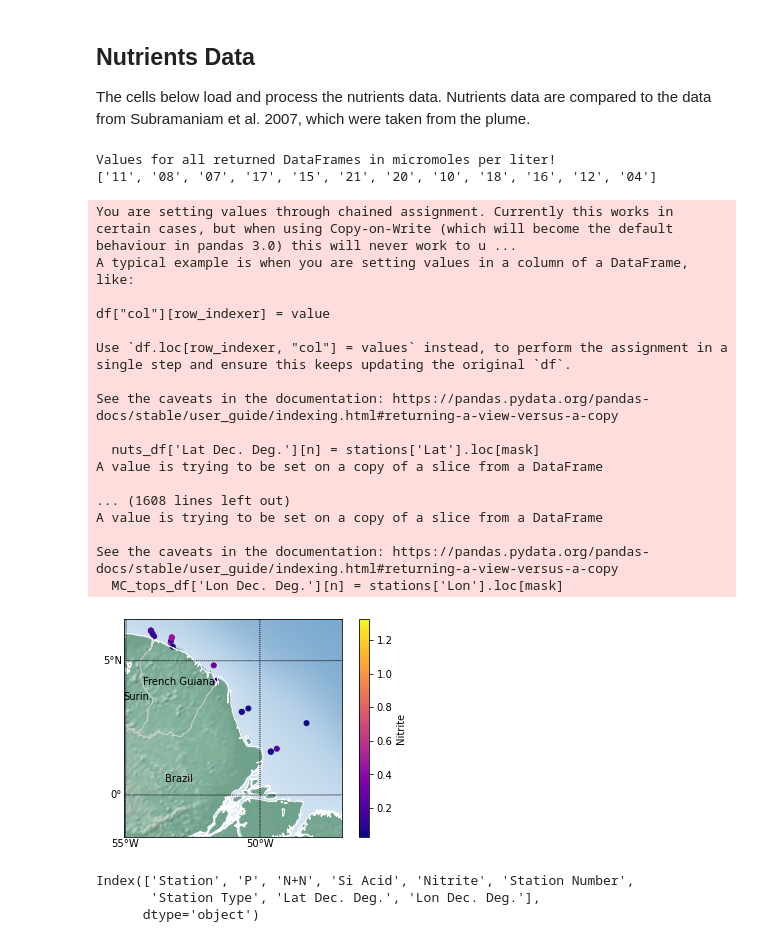
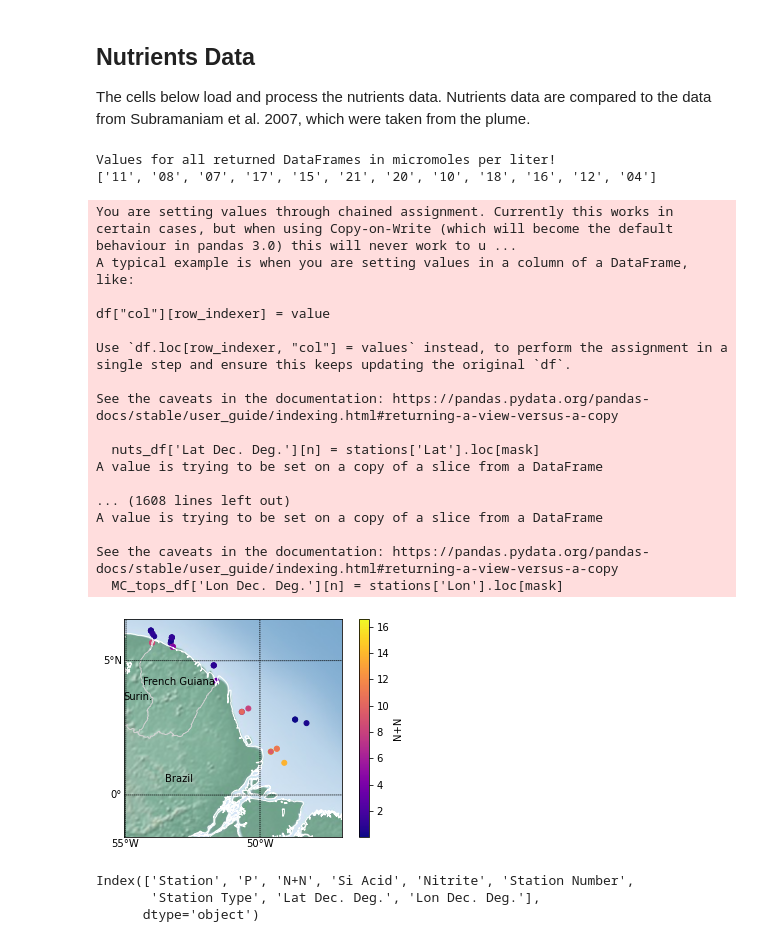
Before and after one commit to DirtBurner/MUDBENCS, a Jupyter notebook: MUDBENCS_CTD.ipynb, the cells around one changed output. Saved outputs shown, nothing was run; the diff lists cells and outputs as text; code cells hidden in the pictures.

```diff
--- a/MUDBENCS_CTD.ipynb
+++ b/MUDBENCS_CTD.ipynb
@@ -271,35 +271,35 @@ The cells below load and process the nutrients data. Nutrients data are compared
 # %%
 nuts_df, surface_nuts_df, MC_tops_df, QC_df, reference_df, RMNS_df, LOD_df = MB.load_nuts()
 Subra_df = MB.load_Subramaniam_nuts()
 
-variable = 'Nitrite'
+variable = 'N+N'
 
 
 MB_map = MB.MUDBENCS_map(nuts_df, variable, label_countries=True, add_stations=False)
 
 
 plt.savefig(dest_dir + '/Maps/nutrients_' + variable + '.svg', dpi=600)
 # %% [output]
 Values for all returned DataFrames in micromoles per liter!
 ['11', '08', '07', '17', '15', '21', '20', '10', '18', '16', '12', '04']
 You are setting values through chained assignment. Currently this works in certain cases, but when using Copy-on-Write (which will become the default behaviour in pandas 3.0) this will never work to u ...
 A typical example is when you are setting values in a column of a DataFrame, like:
 
 df["col"][row_indexer] = value
 
 Use `df.loc[row_indexer, "col"] = values` instead, to perform the assignment in a single step and ensure this keeps updating the original `df`.
 
 See the caveats in the documentation: https://pandas.pydata.org/pandas-docs/stable/user_guide/indexing.html#returning-a-view-versus-a-copy
 
   nuts_df['Lat Dec. Deg.'][n] = stations['Lat'].loc[mask]
 A value is trying to be set on a copy of a slice from a DataFrame
 
 ... (1608 lines left out)
 A value is trying to be set on a copy of a slice from a DataFrame
 
 See the caveats in the documentation: https://pandas.pydata.org/pandas-docs/stable/user_guide/indexing.html#returning-a-view-versus-a-copy
   MC_tops_df['Lon Dec. Deg.'][n] = stations['Lon'].loc[mask]
-[figure, old version]
+[figure, new version]
 # %%
 #Aggregate and map the means of all nutrients data no matter type or depth.
 
```
Also changed, not shown: parts of 3 cells of this notebook, 2 other files.
